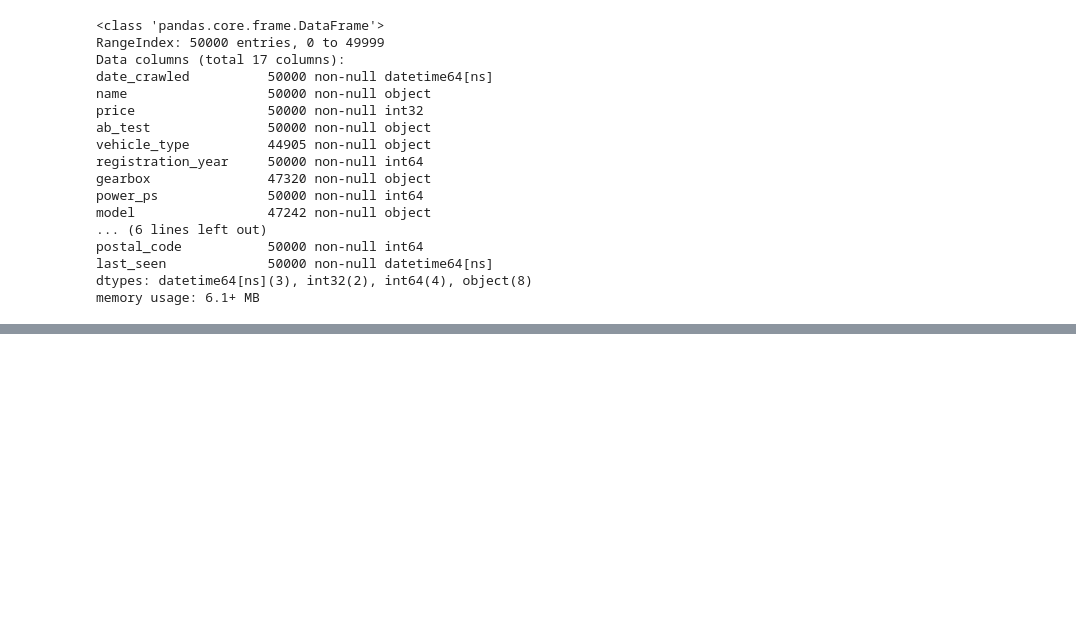
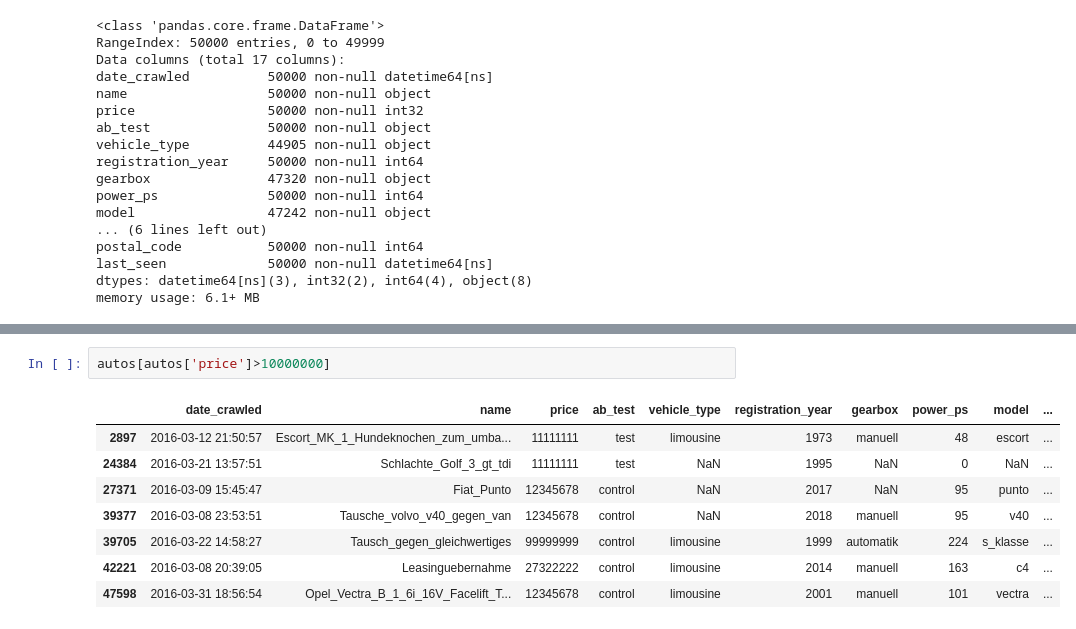
Before and after one commit to Justus-coded/Data-Visualization-and-Exploratory-Data-Analysis, a Jupyter notebook: Exploring Ebay Car Sales Data/Ebay Car Sales Data.ipynb, the cells around one changed output, grey strips where cells are left out. Drawn from its saved outputs; the diff is of its cells as text; blank space fills up the shorter version.

```diff
--- a/Exploring Ebay Car Sales Data/Ebay Car Sales Data.ipynb
+++ b/Exploring Ebay Car Sales Data/Ebay Car Sales Data.ipynb
@@ -259,0 +280,11 @@ memory usage: 6.1+ MB
+# %%
+autos[autos['price']>10000000]
+# %% [output]
+|  | date_crawled | name | price | ab_test | vehicle_type | registration_year | gearbox | power_ps | model | ... |
+| 2897 | 2016-03-12 21:50:57 | Escort_MK_1_Hundeknochen_zum_umba... | 11111111 | test | limousine | 1973 | manuell | 48 | escort | ... |
+| 24384 | 2016-03-21 13:57:51 | Schlachte_Golf_3_gt_tdi | 11111111 | test | NaN | 1995 | NaN | 0 | NaN | ... |
+| 27371 | 2016-03-09 15:45:47 | Fiat_Punto | 12345678 | control | NaN | 2017 | NaN | 95 | punto | ... |
+| 39377 | 2016-03-08 23:53:51 | Tausche_volvo_v40_gegen_van | 12345678 | control | NaN | 2018 | manuell | 95 | v40 | ... |
+| 39705 | 2016-03-22 14:58:27 | Tausch_gegen_gleichwertiges | 99999999 | control | limousine | 1999 | automatik | 224 | s_klasse | ... |
+| 42221 | 2016-03-08 20:39:05 | Leasinguebernahme | 27322222 | control | limousine | 2014 | manuell | 163 | c4 | ... |
+| 47598 | 2016-03-31 18:56:54 | Opel_Vectra_B_1_6i_16V_Facelift_T... | 12345678 | control | limousine | 2001 | manuell | 101 | vectra | ... |
```
Also changed, not shown: parts of 9 cells of this notebook.
